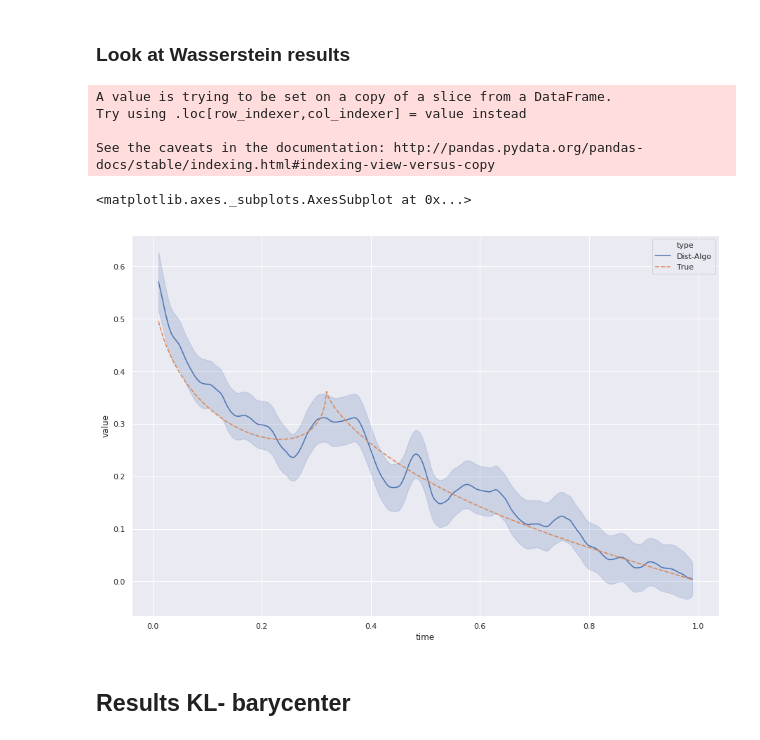
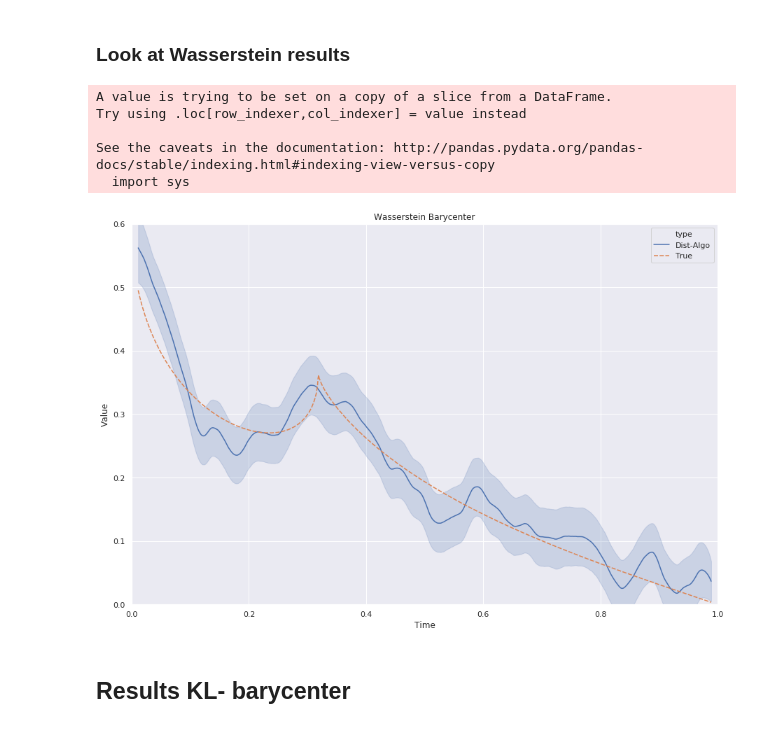
Before and after one commit to JTT94/distributed_posteriors, a Jupyter notebook: notebooks/Bobby/UniformWass.ipynb, the cells around one changed output. Drawn from its saved outputs; the diff is of its cells as text; code cells hidden in the pictures.

Commit message:
plots

```diff
--- a/notebooks/Bobby/UniformWass.ipynb
+++ b/notebooks/Bobby/UniformWass.ipynb
@@ -105,7 +95,7 @@ n_bins=100
 # %%
 hist_array= np.empty((0,n_bins))
 for num in a:
-    temp_hist = make_1D_trunc_gauss(n=n_bins, lb=-0.5 , n_sig = n, ub = 0.5, mu=num, sig = sig)
+    temp_hist = make_1D_trunc_gauss(n=n_bins, lb=-0.5 , n_sig = n_sig, ub = 0.5, mu=num, sig = sig)
     hist_array = np.vstack((hist_array, temp_hist))
 #hist_array = hist_array[1:,]
 A = hist_array.T
@@ -171,0 +185,11 @@ kl_bary_sample = normal_sampler(wass_bary_coefs[0,], wass_bary_coefs[1,] + kl_ad
+# %%
+barys= Bary_generator_unif(beta=1,n=4800,n_bins=100,n_coef=1000,reg=1e-1,sig=1,theta=theta_observations)
+
+nsim = 2000
+entro_wass_results = [None] * nsim
+break_div = np.floor_divide(nsim,10)
+for i in range(nsim):
+    entro_wass_results[i] = Bary_list_sampler(barys, beta = 1, n_bins = 100)
+
+    if i % break_div == 0:
+        print("Iteration {0} of {1}".format(i, nsim))
@@ -171,0 +236,11 @@ kl_bary_sample = normal_sampler(wass_bary_coefs[0,], wass_bary_coefs[1,] + kl_ad
+# %%
+barys= Bary_generator_gauss(beta=1,n=4800,n_bins=100,n_coef=1000,reg=1e-2,sig=1,theta=theta_observations)
+
+nsim = 2000
+entro_wass_results = [None] * nsim
+break_div = np.floor_divide(nsim,10)
+for i in range(nsim):
+    entro_wass_results[i] = Bary_list_sampler(barys, beta = 1, n_bins = 100)
+
+    if i % break_div == 0:
+        print("Iteration {0} of {1}".format(i, nsim))
@@ -171,0 +283,11 @@ kl_bary_sample = normal_sampler(wass_bary_coefs[0,], wass_bary_coefs[1,] + kl_ad
+# %%
+barys= Bary_generator_gauss(beta=1,n=4800,n_bins=100,n_coef=1000,reg=1e-1,sig=1,theta=theta_observations)
+
+nsim = 2000
+entro_wass_results = [None] * nsim
+break_div = np.floor_divide(nsim,10)
+for i in range(nsim):
+    entro_wass_results[i] = Bary_list_sampler(barys, beta = 1, n_bins = 100)
+
+    if i % break_div == 0:
+        print("Iteration {0} of {1}".format(i, nsim))
@@ -197,23 +346,26 @@ Iteration 1800 of 2000
 # %%
 list_of_post = [Y for X,Y in [generate_alternate_series(wass_results[i]) for i in range(len(wass_results))]]
 stacked_post = list_of_arrary_to_df(list_of_post, list_index='time_index', type_col='Dist-Algo')
 
-plot_df2 = pd.concat([stacked_post[['time_index','value', 'type']], signal_df], sort=True)\
+plot_df2 = pd.concat([stacked_post[['time_index','Value', 'type']], signal_df], sort=True)\
 .reset_index()
 plot_df3 = plot_df2.loc[(plot_df2.time_index > 10) & (plot_df2.time_index <990),:]
-plot_df3['time'] = plot_df3['time_index']/num_coef
+plot_df3['Time'] = plot_df3['time_index']/num_coef
 a4_dims = (15, 10)
 fig, ax = plt.subplots(figsize=a4_dims)
 
 # Plot the responses for different events and regions
-sns.lineplot(x="time", y='value', hue='type', data=plot_df3, ax=ax, style='type', ci='sd')
+sns.lineplot(x="Time", y='Value', hue='type', data=plot_df3, ax=ax, style='type', ci='sd')
+plt.axis((0,1,0,0.6))
+plt.title('Wasserstein Barycenter')
+plt.savefig('Wasserstein.pdf')
 # %% [output]
 A value is trying to be set on a copy of a slice from a DataFrame.
 Try using .loc[row_indexer,col_indexer] = value instead
 
 See the caveats in the documentation: http://pandas.pydata.org/pandas-docs/stable/indexing.html#indexing-view-versus-copy
+  import sys
-<matplotlib.axes._subplots.AxesSubplot at 0x...>
-[figure, old version]
+[figure, new version]
 # %% [markdown]
 ## Results KL- barycenter
 # %%
```
Also changed, not shown: parts of 42 cells of this notebook, 9 other files.
